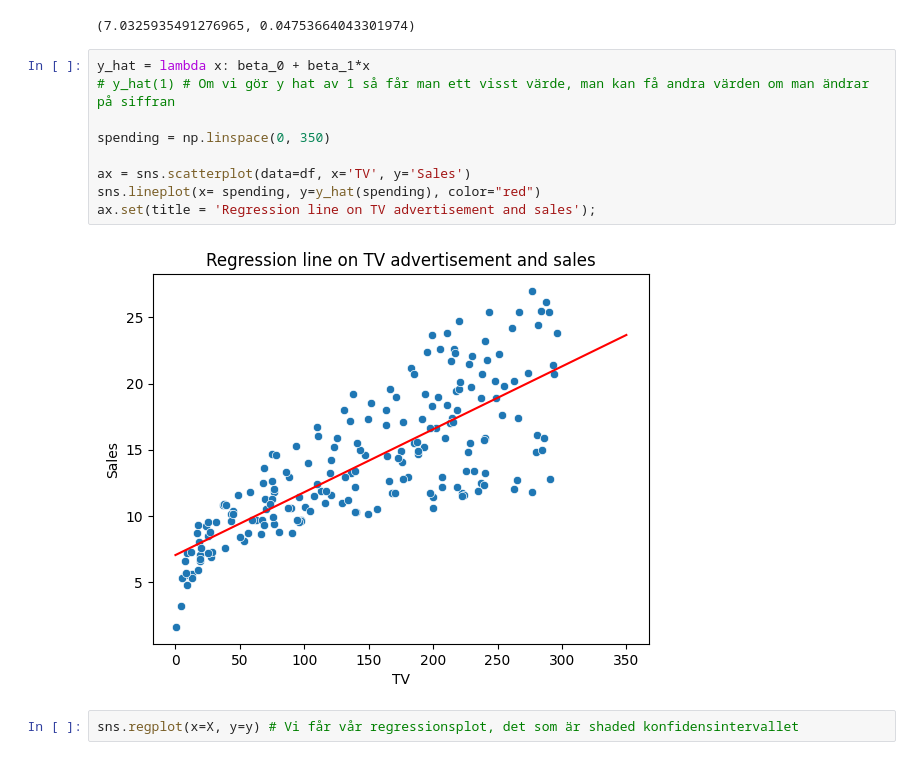
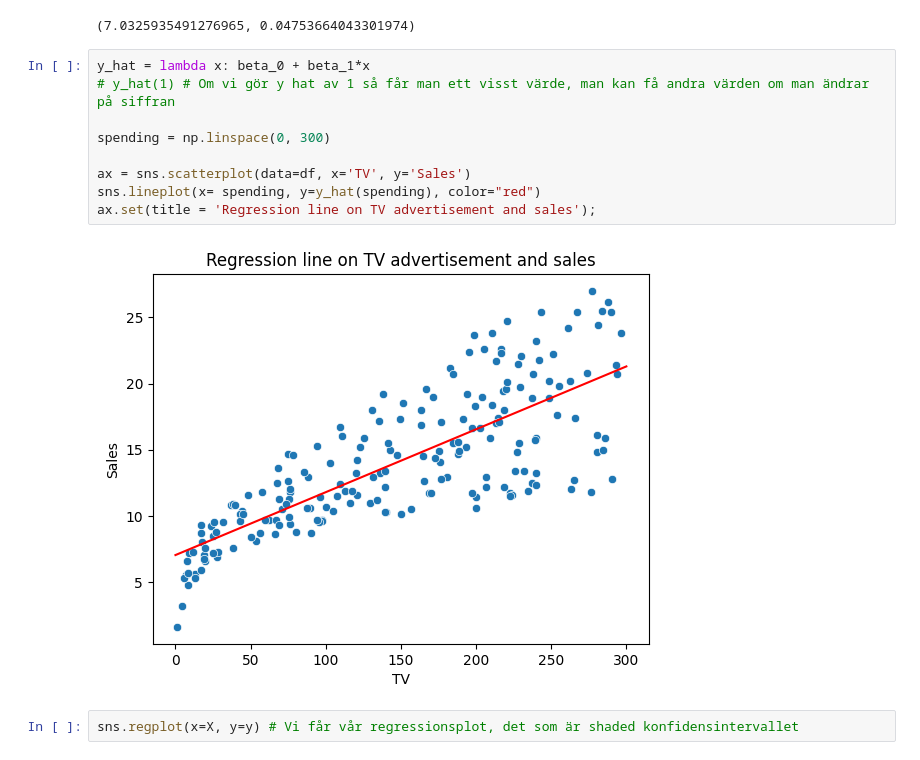
Before and after one commit to JoelOscarsson/Machine-Learning, a Jupyter notebook: Code-Alongs/L0-Linear_regression.ipynb, the cells around one changed output. Drawn from its saved outputs; the diff is of its cells as text.

```diff
--- a/Code-Alongs/L0-Linear_regression.ipynb
+++ b/Code-Alongs/L0-Linear_regression.ipynb
@@ -199,14 +199,14 @@ beta_0, beta_1
 # %%
 y_hat = lambda x: beta_0 + beta_1*x
 # y_hat(1) # Om vi gör y hat av 1 så får man ett visst värde, man kan få andra värden om man ändrar på siffran
 
-spending = np.linspace(0, 350)
+spending = np.linspace(0, 300)
 
 ax = sns.scatterplot(data=df, x='TV', y='Sales')
 sns.lineplot(x= spending, y=y_hat(spending), color="red")
 ax.set(title = 'Regression line on TV advertisement and sales');
 # %% [output]
-[figure, old version]
+[figure, new version]
 # %%
 sns.regplot(x=X, y=y) # Vi får vår regressionsplot, det som är shaded konfidensintervallet
 # %% [output]
```
Also changed, not shown: 1 other file.
